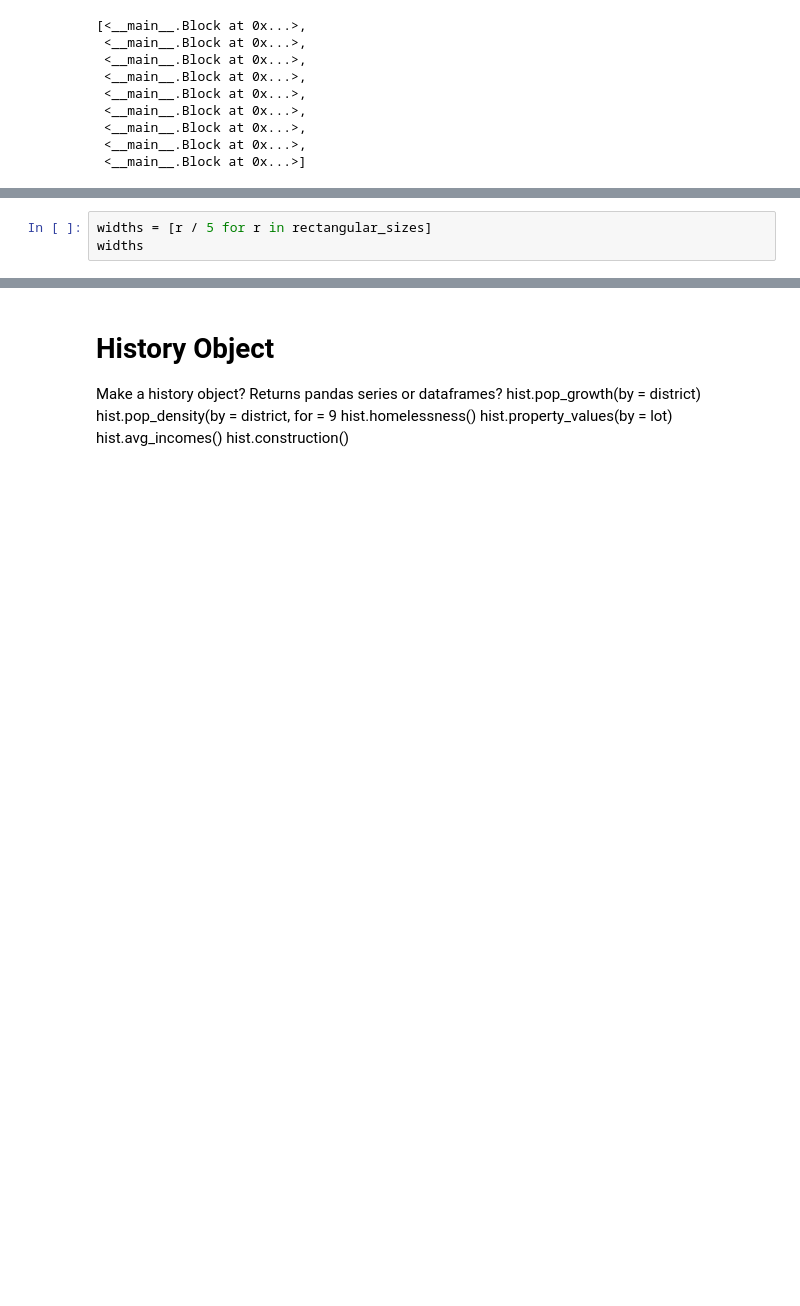
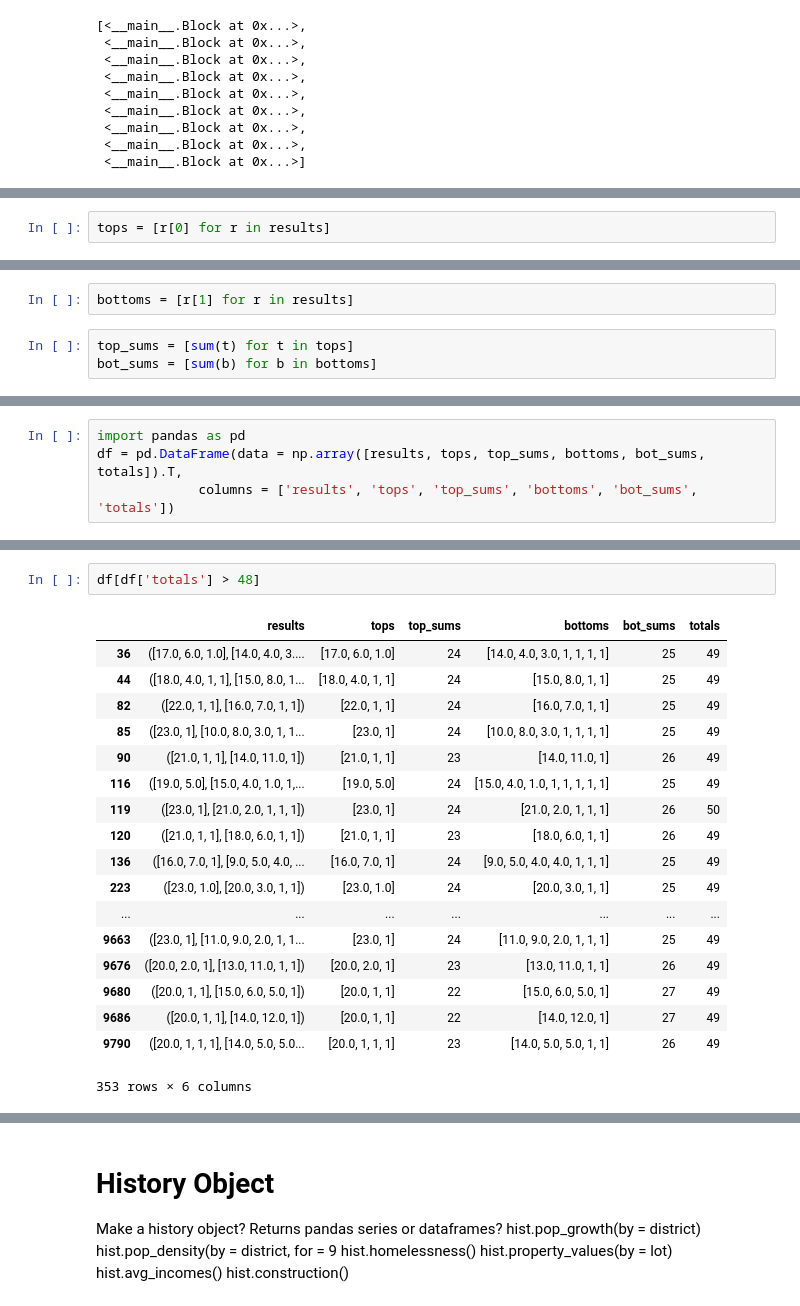
Before and after one commit to ssrosa/housing_market_simulator, a Jupyter notebook: sandbox/sandbox.ipynb, the cells around one changed output, grey strips where cells are left out. Cells and saved outputs as stored; diff of their text form; blank space fills up the shorter version.

```diff
--- a/sandbox/sandbox.ipynb
+++ b/sandbox/sandbox.ipynb
@@ -742,3 +759,2 @@ rectangular_sizes
 # %%
-widths = [r / 5 for r in rectangular_sizes]
-widths
+tops = [r[0] for r in results]
@@ -765,0 +761,5 @@ sum(widths[:3])
+# %%
+bottoms = [r[1] for r in results]
+# %%
+top_sums = [sum(t) for t in tops]
+bot_sums = [sum(b) for b in bottoms]
@@ -765,0 +768,4 @@ sum(widths[:3])
+# %%
+import pandas as pd
+df = pd.DataFrame(data = np.array([results, tops, top_sums, bottoms, bot_sums, totals]).T,
+             columns = ['results', 'tops', 'top_sums', 'bottoms', 'bot_sums', 'totals'])
@@ -766 +781,22 @@ sum(widths[:3])
+# %%
+df[df['totals'] > 48]
+# %% [output]
+|  | results | tops | top_sums | bottoms | bot_sums | totals |
+| 36 | ([17.0, 6.0, 1.0], [14.0, 4.0, 3.... | [17.0, 6.0, 1.0] | 24 | [14.0, 4.0, 3.0, 1, 1, 1, 1] | 25 | 49 |
+| 44 | ([18.0, 4.0, 1, 1], [15.0, 8.0, 1... | [18.0, 4.0, 1, 1] | 24 | [15.0, 8.0, 1, 1] | 25 | 49 |
+| 82 | ([22.0, 1, 1], [16.0, 7.0, 1, 1]) | [22.0, 1, 1] | 24 | [16.0, 7.0, 1, 1] | 25 | 49 |
+| 85 | ([23.0, 1], [10.0, 8.0, 3.0, 1, 1... | [23.0, 1] | 24 | [10.0, 8.0, 3.0, 1, 1, 1, 1] | 25 | 49 |
+| 90 | ([21.0, 1, 1], [14.0, 11.0, 1]) | [21.0, 1, 1] | 23 | [14.0, 11.0, 1] | 26 | 49 |
+| 116 | ([19.0, 5.0], [15.0, 4.0, 1.0, 1,... | [19.0, 5.0] | 24 | [15.0, 4.0, 1.0, 1, 1, 1, 1, 1] | 25 | 49 |
+| 119 | ([23.0, 1], [21.0, 2.0, 1, 1, 1]) | [23.0, 1] | 24 | [21.0, 2.0, 1, 1, 1] | 26 | 50 |
+| 120 | ([21.0, 1, 1], [18.0, 6.0, 1, 1]) | [21.0, 1, 1] | 23 | [18.0, 6.0, 1, 1] | 26 | 49 |
+| 136 | ([16.0, 7.0, 1], [9.0, 5.0, 4.0, ... | [16.0, 7.0, 1] | 24 | [9.0, 5.0, 4.0, 4.0, 1, 1, 1] | 25 | 49 |
+| 223 | ([23.0, 1.0], [20.0, 3.0, 1, 1]) | [23.0, 1.0] | 24 | [20.0, 3.0, 1, 1] | 25 | 49 |
+| ... | ... | ... | ... | ... | ... | ... |
+| 9663 | ([23.0, 1], [11.0, 9.0, 2.0, 1, 1... | [23.0, 1] | 24 | [11.0, 9.0, 2.0, 1, 1, 1] | 25 | 49 |
+| 9676 | ([20.0, 2.0, 1], [13.0, 11.0, 1, 1]) | [20.0, 2.0, 1] | 23 | [13.0, 11.0, 1, 1] | 26 | 49 |
+| 9680 | ([20.0, 1, 1], [15.0, 6.0, 5.0, 1]) | [20.0, 1, 1] | 22 | [15.0, 6.0, 5.0, 1] | 27 | 49 |
+| 9686 | ([20.0, 1, 1], [14.0, 12.0, 1]) | [20.0, 1, 1] | 22 | [14.0, 12.0, 1] | 27 | 49 |
+| 9790 | ([20.0, 1, 1, 1], [14.0, 5.0, 5.0... | [20.0, 1, 1, 1] | 23 | [14.0, 5.0, 5.0, 1, 1] | 26 | 49 |
+353 rows × 6 columns
 # %%
```
Also changed, not shown: parts of 31 cells of this notebook.
